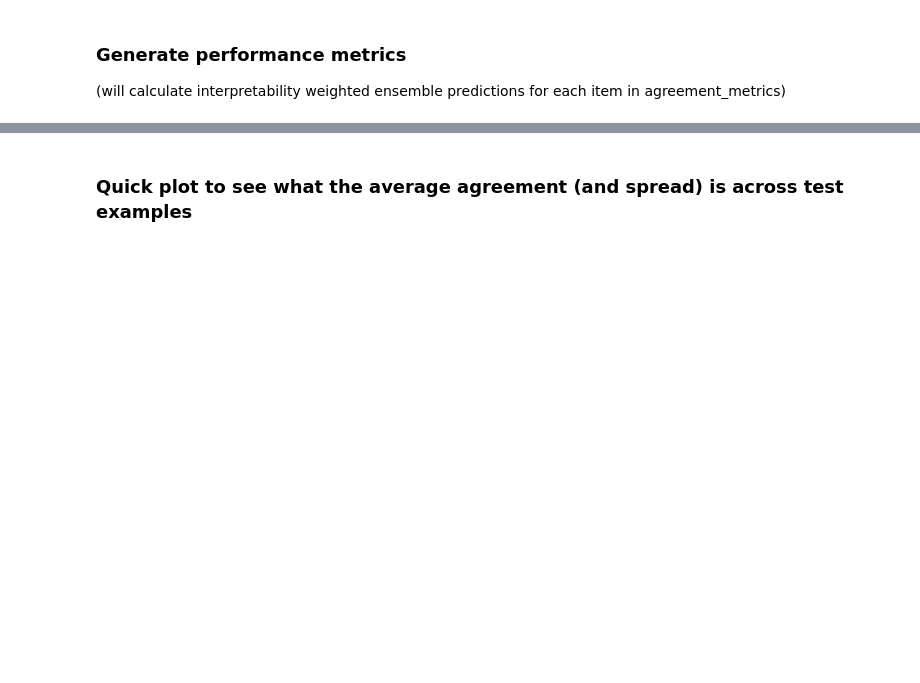
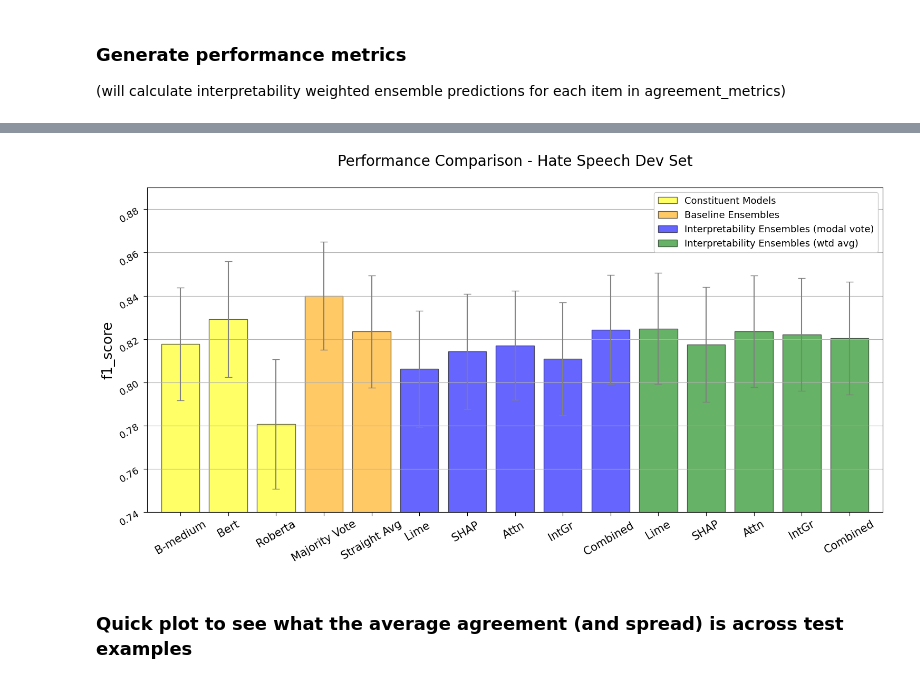
Before and after one commit to dolmas1/MLP_Group_Project, a Jupyter notebook: scripts/Evaluation_notebook.ipynb, the cells around one changed output, grey strips where cells are left out. Saved outputs shown, nothing was run; the diff lists cells and outputs as text; code cells hidden in the pictures; blank space fills up the shorter version.

```diff
--- a/scripts/Evaluation_notebook.ipynb
+++ b/scripts/Evaluation_notebook.ipynb
@@ -175,3 +222,40 @@ final_metrics
+# %%
+x_keys = list(constituent_models_for_plot.keys()) + list(baseline_models_for_plot.keys()) + list(inter_models_for_plot_modal.keys()) + list(inter_models_for_plot_wtd_avg.keys())
+x_labs = list(constituent_models_for_plot.values()) + list(baseline_models_for_plot.values()) + list(inter_models_for_plot_modal.values()) + list(inter_models_for_plot_wtd_avg.values())
+colours = ['yellow'] * len(constituent_models_for_plot) + ['orange'] * len(baseline_models_for_plot) + ['blue'] * len(inter_models_for_plot_modal) + ['green'] * len(inter_models_for_plot_wtd_avg)
+s_labs = ['Constituent Models'] * len(constituent_models_for_plot) + ['Baseline Ensembles'] * len(baseline_models_for_plot) + ['Interpretability Ensembles (modal vote)'] * len(inter_models_for_plot_modal) + ['Interpretability Ensembles (wtd avg)'] * len(inter_models_for_plot_wtd_avg)
+y = final_metrics.set_index('model').loc[x_keys][metric_to_plot]
+err = final_metrics.set_index('model').loc[x_keys][metric_to_plot+'_std']
+y_max = 0.01 + math.ceil(50 * (y + err).max()) / 50
+y_min = math.floor(50 * (y - err).min()) / 50
+
+fig, axs = plt.subplots(figsize = (18,8))
+axs.bar(x = x_labs, height = y, edgecolor = "black",
+        yerr=err, ecolor = "grey", capsize=5,
+        color = colours, label = s_labs, alpha = 0.6)
+axs.set_ylabel(metric_to_plot, fontsize=19)
+axs.tick_params(size=5, rotation=30)
+axs.set_ylim(bottom=y_min, top=y_max)
+plt.title(plot_title, pad = 30, size = 20)
+
+plt.yticks(fontsize=13)
+plt.xticks(fontsize=15)
+
+
+plt.grid(axis = 'y')
+
+plt.margins(x=0.02, tight=True)
+
+# deduplicate the legend entries
+handles, labels = plt.gca().get_legend_handles_labels()
+by_label = dict(zip(labels, handles))
+plt.legend(by_label.values(), by_label.keys(), framealpha = 1, fontsize = 13)
+
+
+plt.show()
+fig.savefig(f"../results/{plot_title}.svg")
+# %% [output]
+[figure, added]
 # %% [markdown]
 ### Quick plot to see what the average agreement (and spread) is across test examples
 # %%
```
Also changed, not shown: parts of 13 cells of this notebook, 6 other files.
